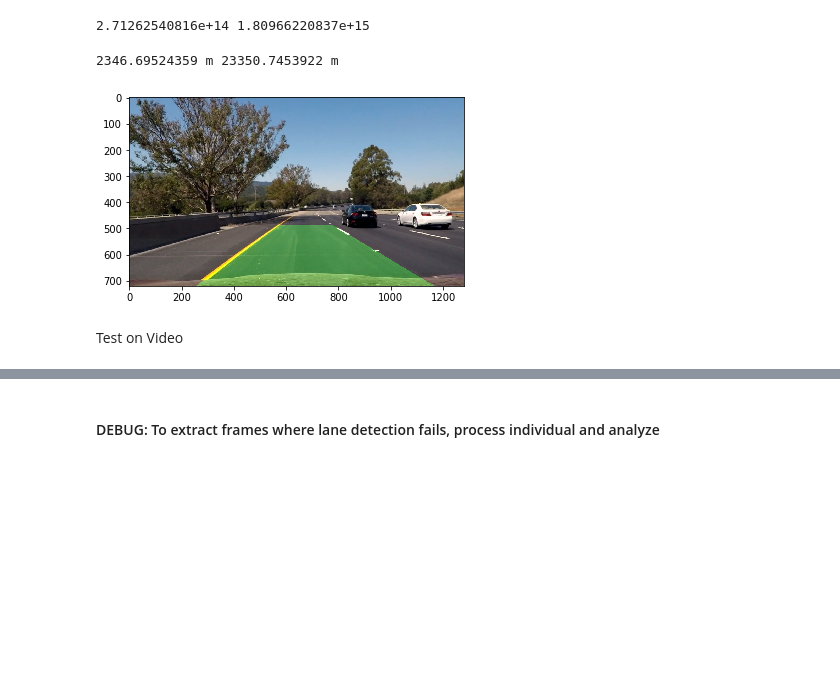
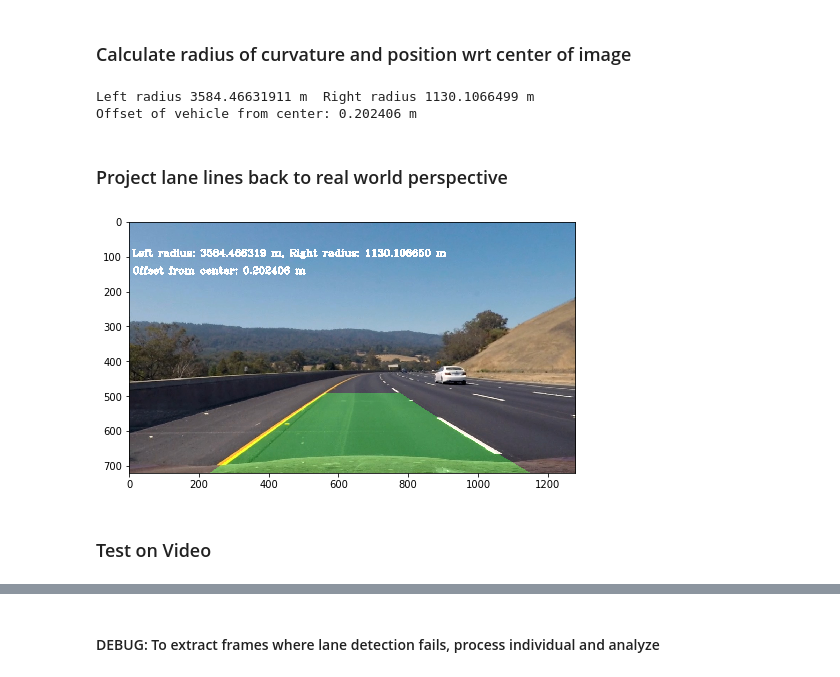
Before and after one commit to apoorva-t/CarND-Advanced-Lane-Lines, a Jupyter notebook: AdvLaneLine.ipynb, the cells around one changed output, grey strips where cells are left out. Drawn from its saved outputs; the diff is of its cells as text; code cells hidden in the pictures; blank space fills up the shorter version.

```diff
--- a/AdvLaneLine.ipynb
+++ b/AdvLaneLine.ipynb
@@ -6,9 +8,9 @@ import matplotlib.image as mpimg
 %matplotlib inline
 
 import glob
-%matplotlib qt
+#%matplotlib qt
 
-image1 = mpimg.imread('test_images/test6.jpg')
+image1 = mpimg.imread('test_images/test3.jpg')
 plt.imshow(image1)
 
 images = glob.glob('camera_cal/calibration*.jpg')
@@ -88,12 +133,9 @@ gradImg = sobel_abs_grad(undist, 'x', 3, (40,100))
 # %%
-#combined color and gradient threshold
-combImg = np.zeros_like(threshImg)
-combImg[(threshImg == 1) | (gradImg == 1)] = 1
+lefttop = 550
+righttop = 730
+rightbottom = 1050
+leftbottom = 240
 
-lefttop = 520
-righttop = 780
-rightbottom = 1100
-leftbottom = 200
 plt.imshow(combImg, cmap='gray')
 plt.plot(lefttop-50,500,'bo')
 plt.plot(righttop+50,500,'bo')
@@ -104,4 +146,6 @@ plt.plot(300,100,'r+')
 plt.plot(combImg.shape[1]-300,100,'r+')
 plt.plot(combImg.shape[1]-300,combImg.shape[0]-100,'r+')
 plt.plot(300,combImg.shape[0]-100,'r+')
+
+plt.savefig('./examples/perspective_mapping.png')
 # %% [output]
@@ -206,45 +275,57 @@ plt.plot(right_fitx,ploty,color='red')
-# %%
-#measure curvature
-y_eval = np.max(ploty)
-left_curve_rad = ((1+ (2*leftfit[0]*y_eval + leftfit[1])**2)**1.5)/np.absolute(2*leftfit[0])
-right_curve_rad = ((1 + (2*rightfit[0]*y_eval + rightfit[1])**2)**1.5)/np.absolute(2*rightfit[0])
-print(left_curve_rad, right_curve_rad)
-# %% [output]
-2.71262540816e+14 1.80966220837e+15
+# %% [markdown]
+### Calculate radius of curvature and position wrt center of image
 # %%
 #curvature in real world space
 ym_per_pix = 30/720 #meters per pixel in y dim
 xm_per_pix = 3.7/700 # meters per pixel in x dim
 
+y_eval = np.max(ploty)
+
+# Compute polyfit for (x,y) cooradinates in real world
 left_real_fitx = np.polyfit(ploty*ym_per_pix,left_fitx*xm_per_pix,2)
 right_real_fitx = np.polyfit(ploty*ym_per_pix, right_fitx*xm_per_pix,2)
 
+# Compute radius of curvature of left and right lane line
 left_rad = ((1 + (2*left_real_fitx[0]*y_eval*ym_per_pix + left_real_fitx[1])**2)**1.5)/np.absolute(2*left_real_fitx[0])
 right_rad = ((1 + (2*right_real_fitx[0]*y_eval*ym_per_pix + left_real_fitx[1])**2)**1.5)/np.absolute(2*right_real_fitx[0])
 
-print(left_rad,'m', right_rad,'m')
+print('Left radius',left_rad,'m ','Right radius', right_rad,'m')
+
+#compute offset of lane center from center of image
+left_pt = leftfit[0]*(y_eval)**2 + leftfit[1]*y_eval + leftfit[2]
+right_pt = rightfit[0]*(y_eval)**2 + rightfit[1]*y_eval + rightfit[2]
+offsetC = (left_pt + right_pt)/2
+offsetC = np.absolute(offsetC - 640) * xm_per_pix # offset from image center, convert from pixels to meters
+print('Offset of vehicle from center: %f m'%offsetC)
 # %% [output]
-2346.69524359 m 23350.7453922 m
+Left radius 3584.46631911 m  Right radius 1130.1066499 m
+Offset of vehicle from center: 0.202406 m
+# %% [markdown]
+### Project lane lines back to real world perspective
 # %%
 # project lines onto real world image
 warp_zero = np.zeros_like(warped).astype(np.uint8)
 color_warp = np.dstack((warp_zero,warp_zero,warp_zero))
 
 pts_left = np.array([np.transpose(np.vstack([left_fitx,ploty]))])
 pts_right = np.array([np.flipud(np.transpose(np.vstack([right_fitx,ploty])))])
 pts = np.hstack((pts_left, pts_right))
 
 cv2.fillPoly(color_warp,np.int_([pts]),(0,255,0))
 
 poly_img = cv2.warpPerspective(color_warp, Minv, (color_warp.shape[1], color_warp.shape[0]), flags=cv2.INTER_LINEAR)
 
 result = cv2.addWeighted(undist,1,poly_img,0.3,0)
+textString = 'Left radius: %f m, Right radius: %f m'%(left_rad, right_rad)
+cv2.putText(result, textString,(10,100),cv2.FONT_HERSHEY_COMPLEX,0.9,(255,255,255),3)
+cv2.putText(result, 'Offset from center: %f m'%offsetC,(10,150),cv2.FONT_HERSHEY_COMPLEX,0.9,(255,255,255),3)
+plt.figure(figsize=(8,8))
 plt.imshow(result)
-plt.savefig('output_images/test6.png')
+plt.savefig('./examples/out_test3.png')
 # %% [output]
-[figure, old version]
+[figure, new version]
 # %% [markdown]
-Test on Video
+### Test on Video
 # %%
 # Import everything needed to edit/save/watch video clips
 from moviepy.editor import VideoFileClip
```
Also changed, not shown: parts of 28 cells of this notebook.
